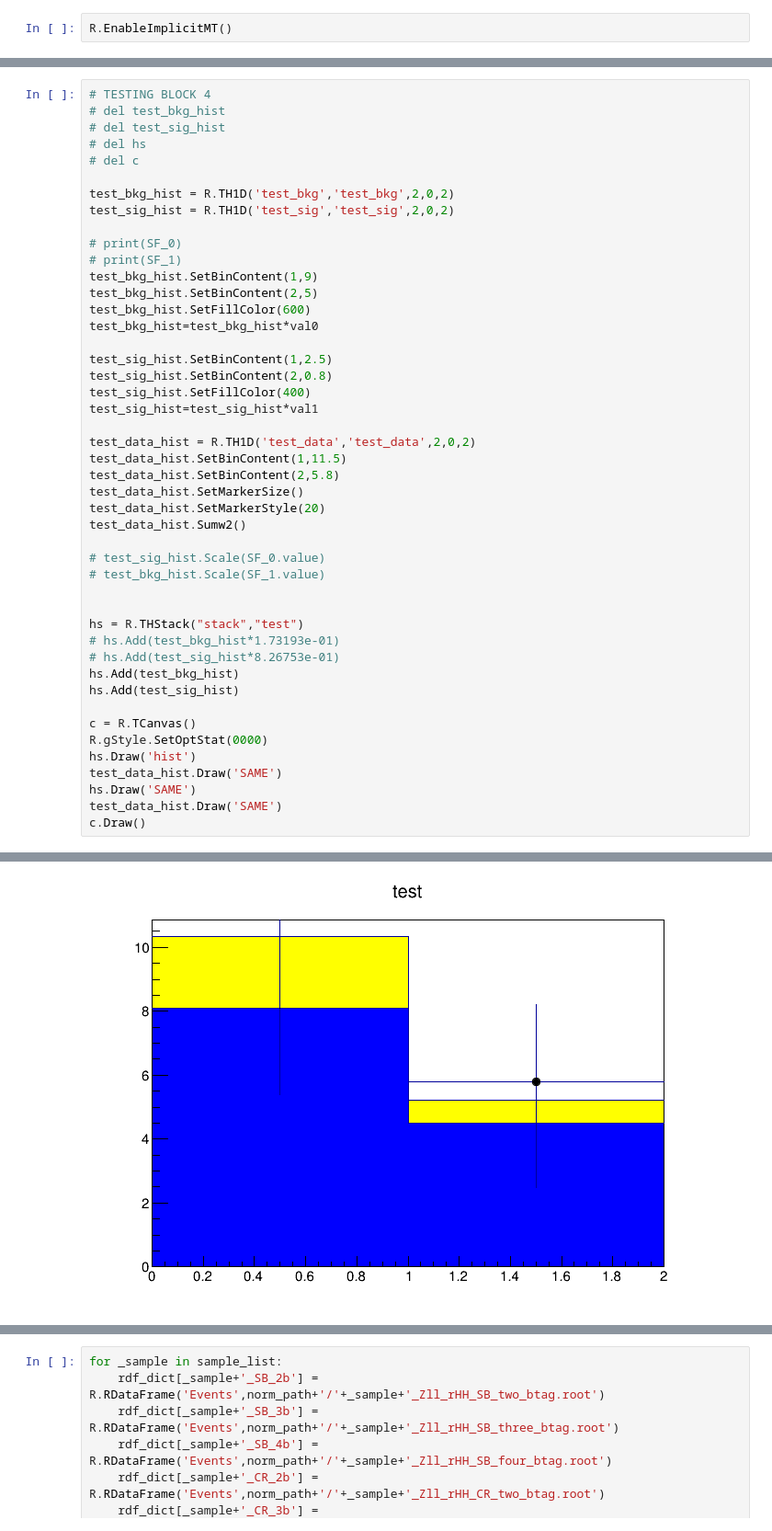
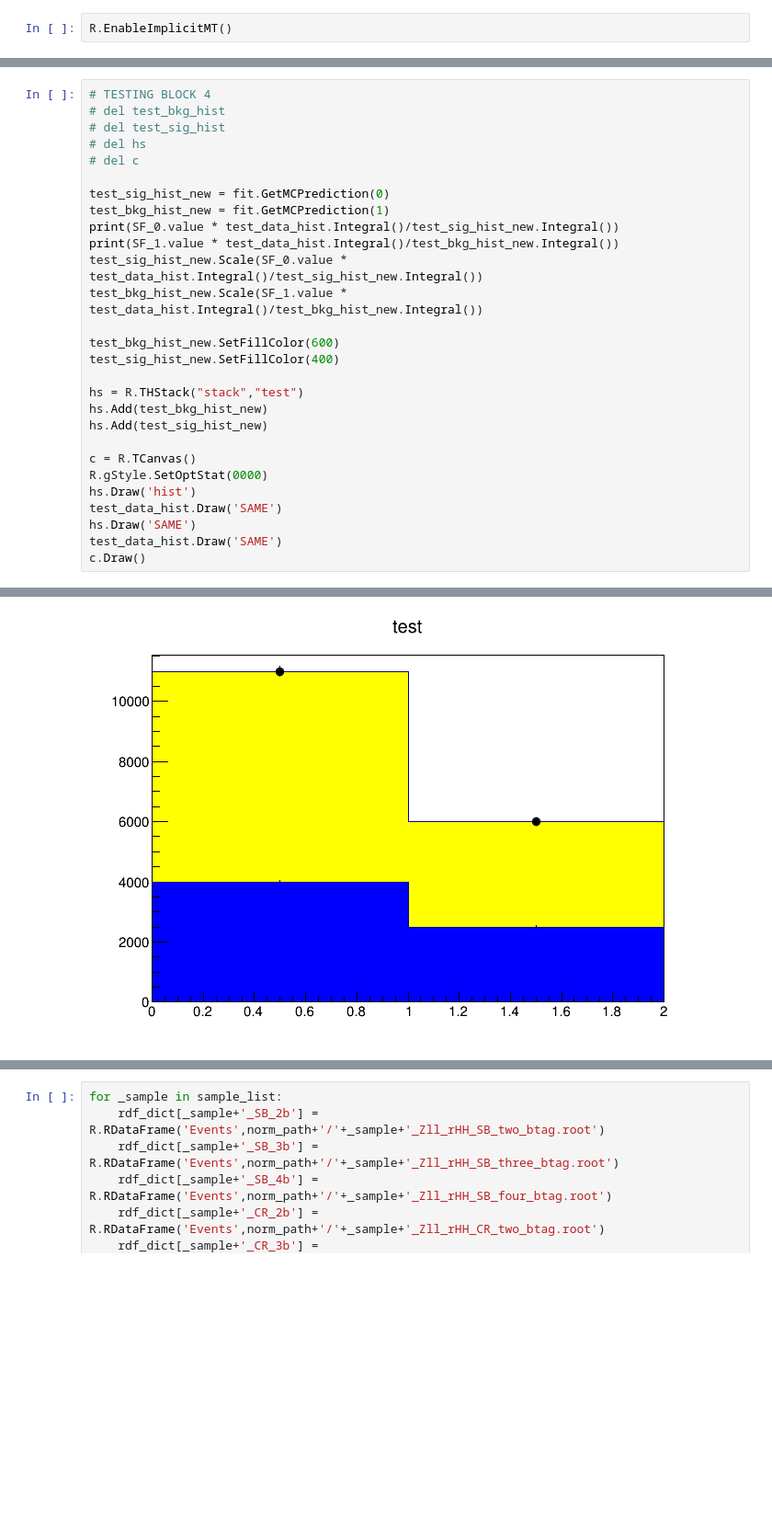
Before and after one commit to De-Cristo/MLinHEP, a Jupyter notebook: VHHAnalysis/Tools/Background_Norm.ipynb, the cells around one changed output, grey strips where cells are left out. Shown at 92% size. Drawn from its saved outputs; the diff is of its cells as text; blank space fills up the shorter version.

```diff
--- a/VHHAnalysis/Tools/Background_Norm.ipynb
+++ b/VHHAnalysis/Tools/Background_Norm.ipynb
@@ -99,37 +107,19 @@ frac1                     =     0.809115   +/-   1.33766
 # del hs
 # del c
 
-test_bkg_hist = R.TH1D('test_bkg','test_bkg',2,0,2)
-test_sig_hist = R.TH1D('test_sig','test_sig',2,0,2)
+test_sig_hist_new = fit.GetMCPrediction(0)
+test_bkg_hist_new = fit.GetMCPrediction(1)
+print(SF_0.value * test_data_hist.Integral()/test_sig_hist_new.Integral())
+print(SF_1.value * test_data_hist.Integral()/test_bkg_hist_new.Integral())
+test_sig_hist_new.Scale(SF_0.value * test_data_hist.Integral()/test_sig_hist_new.Integral())
+test_bkg_hist_new.Scale(SF_1.value * test_data_hist.Integral()/test_bkg_hist_new.Integral())
 
-# print(SF_0)
-# print(SF_1)
-test_bkg_hist.SetBinContent(1,9)
-test_bkg_hist.SetBinContent(2,5)
-test_bkg_hist.SetFillColor(600)
-test_bkg_hist=test_bkg_hist*val0
-
-test_sig_hist.SetBinContent(1,2.5)
-test_sig_hist.SetBinContent(2,0.8)
-test_sig_hist.SetFillColor(400)
-test_sig_hist=test_sig_hist*val1
-
-test_data_hist = R.TH1D('test_data','test_data',2,0,2)
-test_data_hist.SetBinContent(1,11.5)
-test_data_hist.SetBinContent(2,5.8)
-test_data_hist.SetMarkerSize()
-test_data_hist.SetMarkerStyle(20)
-test_data_hist.Sumw2()
-
-# test_sig_hist.Scale(SF_0.value)
-# test_bkg_hist.Scale(SF_1.value)
-
+test_bkg_hist_new.SetFillColor(600)
+test_sig_hist_new.SetFillColor(400)
 
 hs = R.THStack("stack","test")
-# hs.Add(test_bkg_hist*1.73193e-01)
-# hs.Add(test_sig_hist*8.26753e-01)
-hs.Add(test_bkg_hist)
-hs.Add(test_sig_hist)
+hs.Add(test_bkg_hist_new)
+hs.Add(test_sig_hist_new)
 
 c = R.TCanvas()
 R.gStyle.SetOptStat(0000)
@@ -145,2 +134,2 @@ Warning in <TROOT::Append>: Replacing existing TH1: test_data (Potential memory
-[figure, old version]
+[figure, new version]
 # %%
```
Also changed, not shown: parts of 17 cells of this notebook, 11 other files.
